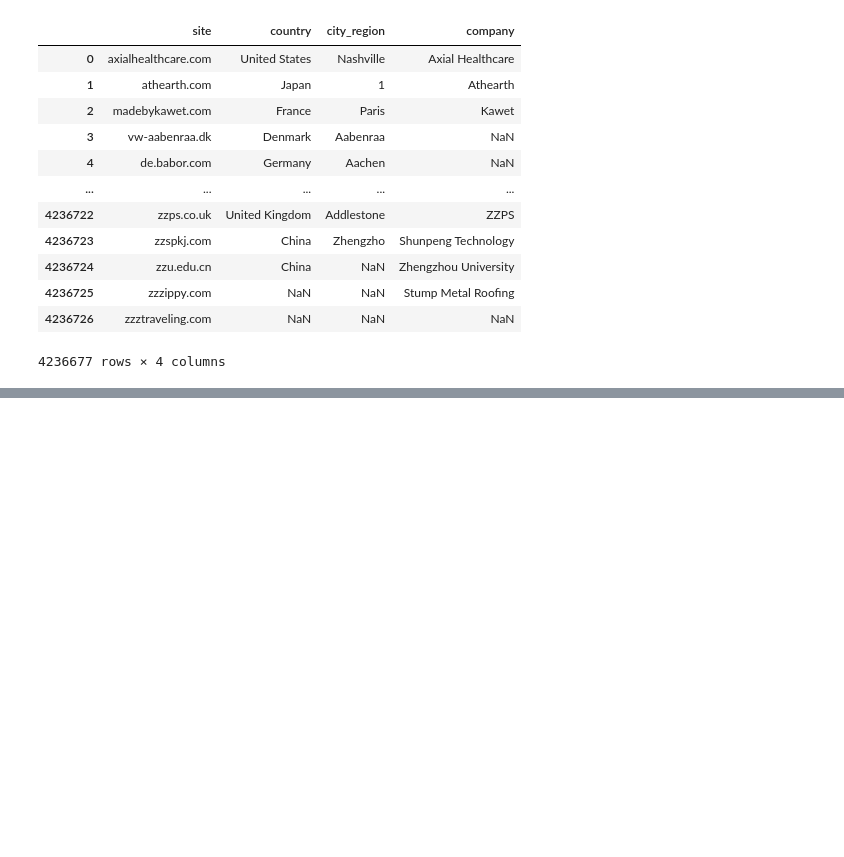
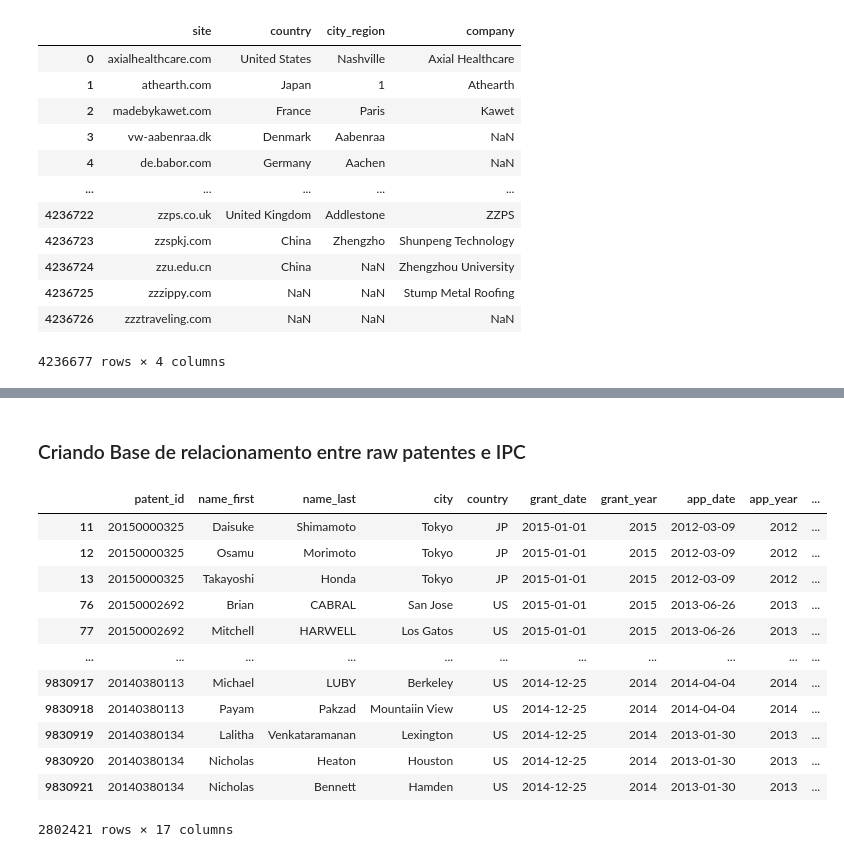
Before and after one commit to tseronni/genome, a Jupyter notebook: notebooks/00_data_understanding.ipynb, the cells around one changed output, grey strips where cells are left out. Drawn from its saved outputs; the diff is of its cells as text; code cells hidden in the pictures; blank space fills up the shorter version.

```diff
--- a/notebooks/00_data_understanding.ipynb
+++ b/notebooks/00_data_understanding.ipynb
@@ -399,0 +416,2 @@ df_list_of_companies
+# %%
+df_raw_patents.drop_duplicates(inplace=True)
@@ -399,0 +473,3 @@ df_list_of_companies
+# %%
+df_raw_patents.grant_date = pd.to_datetime(df_raw_patents.grant_date, format='%Y-%m-%dT00:00:00.000Z')
+df_raw_patents.app_date = pd.to_datetime(df_raw_patents.app_date, format='%Y-%m-%dT00:00:00.000Z')
@@ -399,0 +485,19 @@ df_list_of_companies
+# %% [markdown]
+### Criando Base de relacionamento entre raw patentes e IPC
+# %%
+# Análise de duas colunas aparentemente iguais
+df_raw_patents[df_raw_patents.class_concat!=df_raw_patents.class_IPC_concat]
+# %% [output]
+|  | patent_id | name_first | name_last | city | country | grant_date | grant_year | app_date | app_year | ... |
+| 11 | 20150000325 | Daisuke | Shimamoto | Tokyo | JP | 2015-01-01 | 2015 | 2012-03-09 | 2012 | ... |
+| 12 | 20150000325 | Osamu | Morimoto | Tokyo | JP | 2015-01-01 | 2015 | 2012-03-09 | 2012 | ... |
+| 13 | 20150000325 | Takayoshi | Honda | Tokyo | JP | 2015-01-01 | 2015 | 2012-03-09 | 2012 | ... |
+| 76 | 20150002692 | Brian | CABRAL | San Jose | US | 2015-01-01 | 2015 | 2013-06-26 | 2013 | ... |
+| 77 | 20150002692 | Mitchell | HARWELL | Los Gatos | US | 2015-01-01 | 2015 | 2013-06-26 | 2013 | ... |
+| ... | ... | ... | ... | ... | ... | ... | ... | ... | ... | ... |
+| 9830917 | 20140380113 | Michael | LUBY | Berkeley | US | 2014-12-25 | 2014 | 2014-04-04 | 2014 | ... |
+| 9830918 | 20140380113 | Payam | Pakzad | Mountaiin View | US | 2014-12-25 | 2014 | 2014-04-04 | 2014 | ... |
+| 9830919 | 20140380134 | Lalitha | Venkataramanan | Lexington | US | 2014-12-25 | 2014 | 2013-01-30 | 2013 | ... |
+| 9830920 | 20140380134 | Nicholas | Heaton | Houston | US | 2014-12-25 | 2014 | 2013-01-30 | 2013 | ... |
+| 9830921 | 20140380134 | Nicholas | Bennett | Hamden | US | 2014-12-25 | 2014 | 2013-01-30 | 2013 | ... |
+2802421 rows × 17 columns
```
Also changed, not shown: parts of 22 cells of this notebook.
